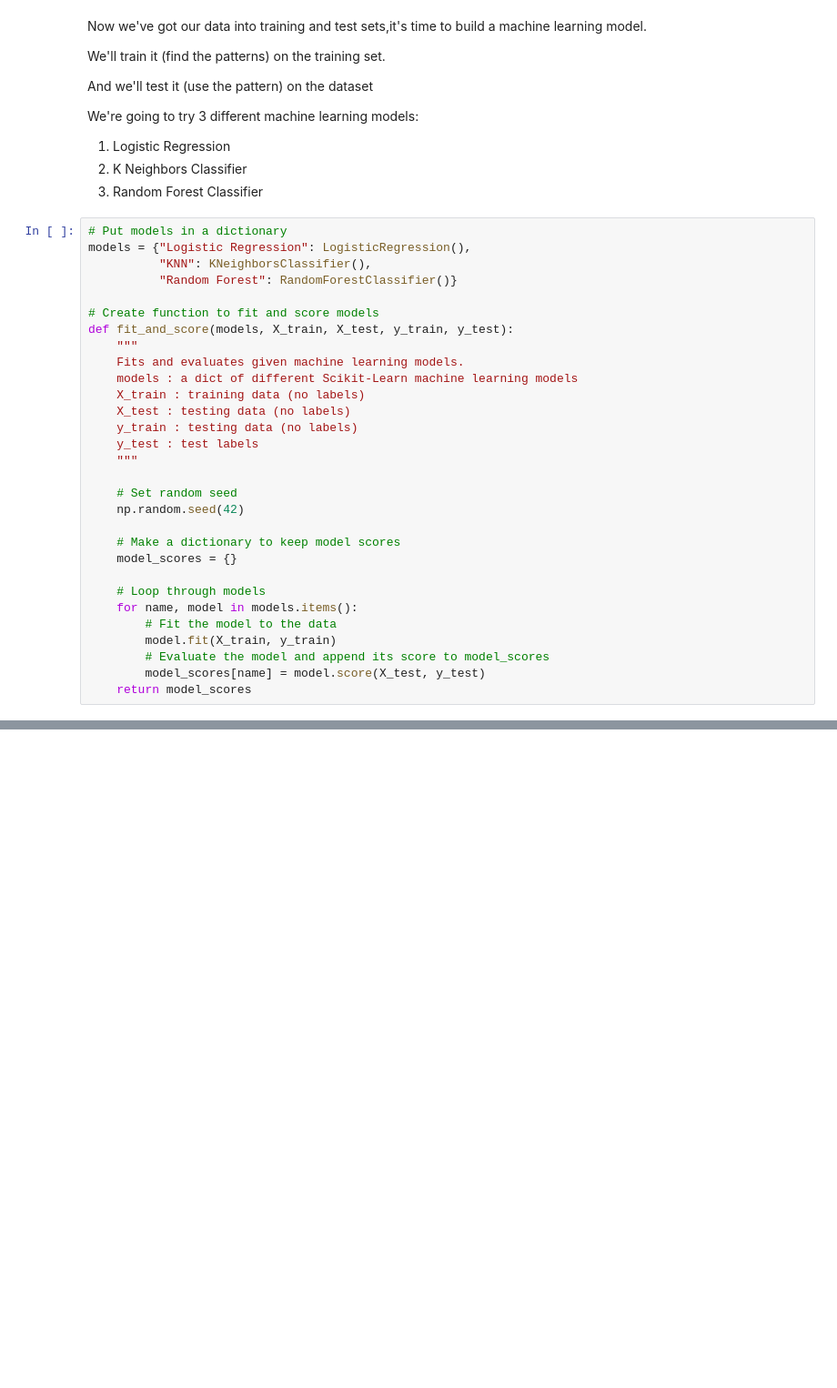
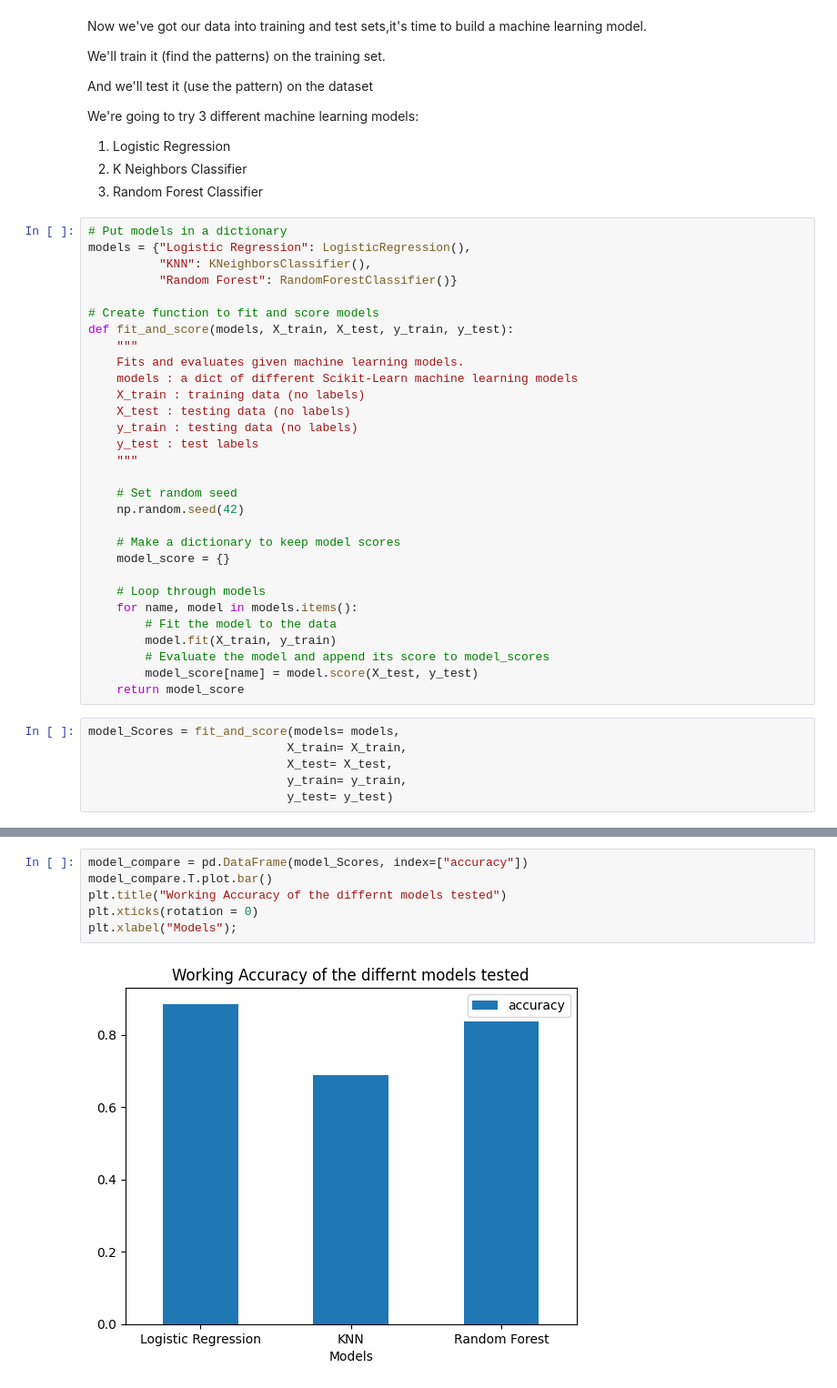
Before and after one commit to ParasKore2003/Machine_leanring_project_1, a Jupyter notebook: project1.ipynb, the cells around one changed output, grey strips where cells are left out. Shown: that part at 91% size. Drawn from its saved outputs; the diff is of its cells as text; blank space fills up the shorter version.

```diff
--- a/project1.ipynb
+++ b/project1.ipynb
@@ -400,12 +400,18 @@ def fit_and_score(models, X_train, X_test, y_train, y_test):
     np.random.seed(42)
 
     # Make a dictionary to keep model scores
-    model_scores = {}
+    model_score = {}
 
     # Loop through models
     for name, model in models.items():
         # Fit the model to the data
         model.fit(X_train, y_train)
         # Evaluate the model and append its score to model_scores
-        model_scores[name] = model.score(X_test, y_test)
-    return model_scores
+        model_score[name] = model.score(X_test, y_test)
+    return model_score
+# %%
+model_Scores = fit_and_score(models= models,
+                            X_train= X_train,
+                            X_test= X_test,
+                            y_train= y_train,
+                            y_test= y_test)
@@ -411,0 +434,8 @@ def fit_and_score(models, X_train, X_test, y_train, y_test):
+# %%
+model_compare = pd.DataFrame(model_Scores, index=["accuracy"])
+model_compare.T.plot.bar()
+plt.title("Working Accuracy of the differnt models tested")
+plt.xticks(rotation = 0)
+plt.xlabel("Models");
+# %% [output]
+[figure, added]
```
Also changed, not shown: parts of 50 cells of this notebook.
